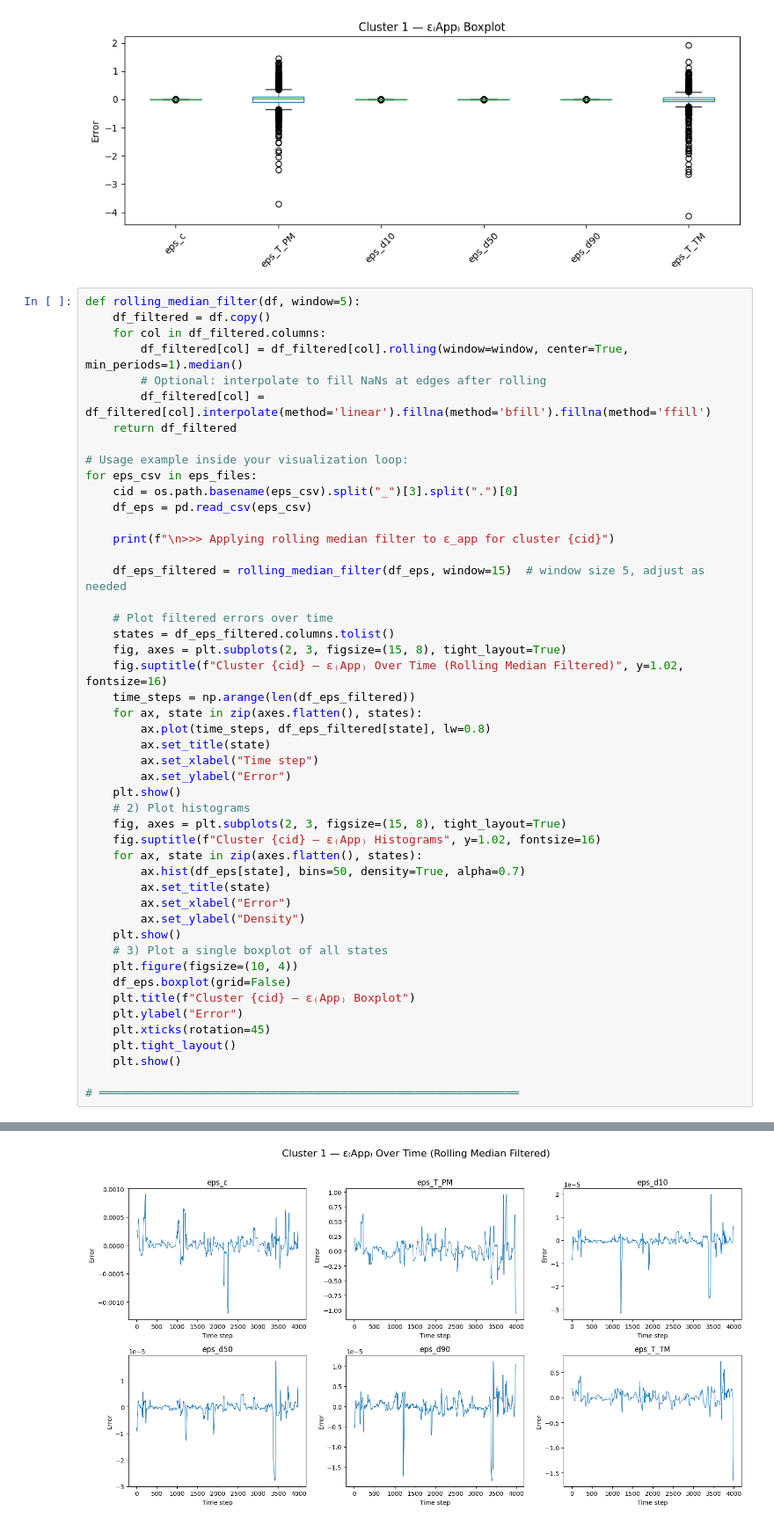
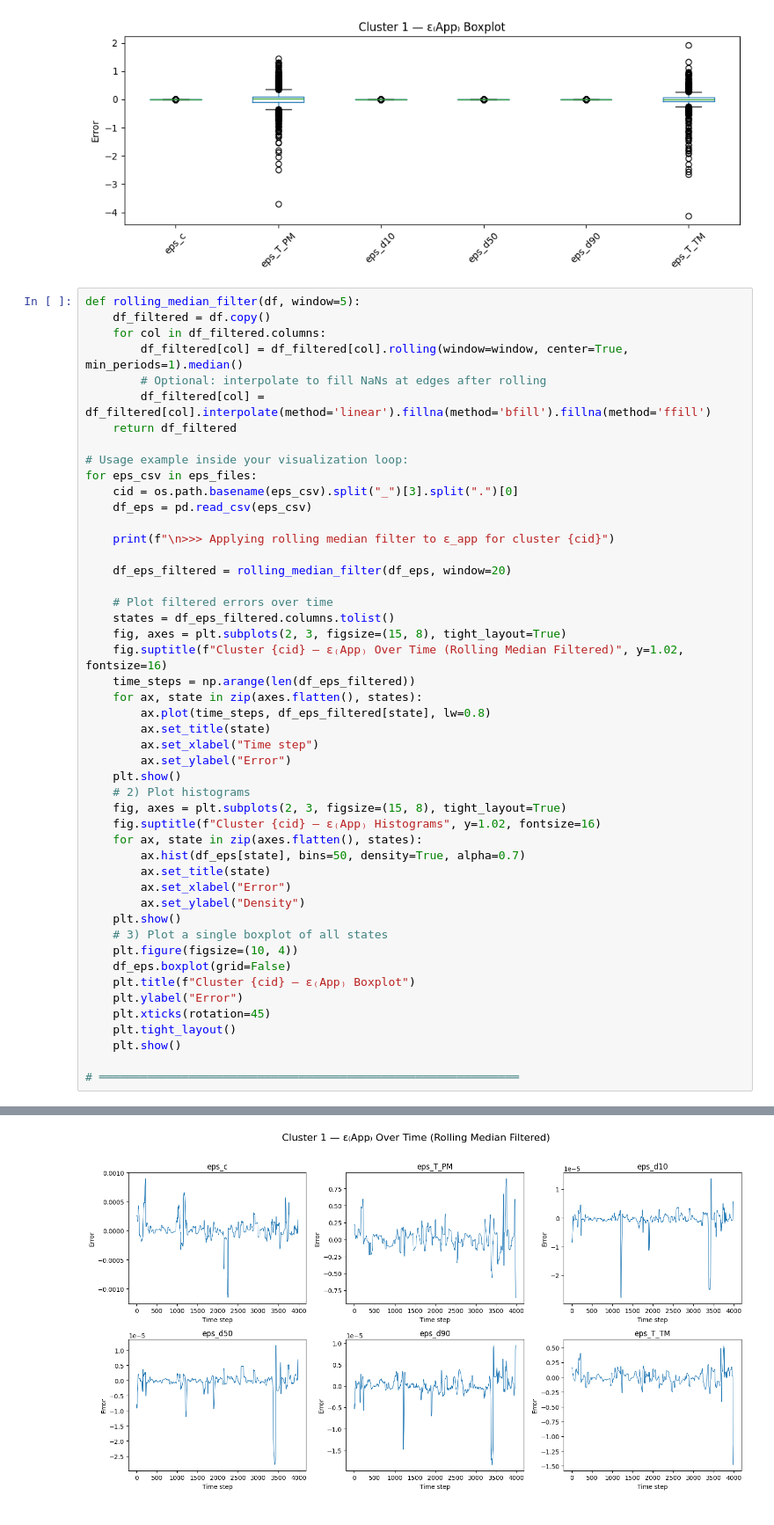
Before and after one commit to TejAmin/SFC_Modeling_Using_ANN, a Jupyter notebook: MLME_Final1.ipynb, the cells around one changed output, grey strips where cells are left out. Shown at 88% size. Saved outputs shown, nothing was run; the diff lists cells and outputs as text.

```diff
--- a/MLME_Final1.ipynb
+++ b/MLME_Final1.ipynb
@@ -685,7 +686,7 @@ for eps_csv in eps_files:
 
     print(f"\n>>> Applying rolling median filter to ε_app for cluster {cid}")
 
-    df_eps_filtered = rolling_median_filter(df_eps, window=15)  # window size 5, adjust as needed
+    df_eps_filtered = rolling_median_filter(df_eps, window=20)
 
     # Plot filtered errors over time
     states = df_eps_filtered.columns.tolist()
@@ -723,7 +724,7 @@ for eps_csv in eps_files:
 [figure]
 [figure]
 >>> Applying rolling median filter to ε_app for cluster 1
-[figure, old version]
+[figure, new version]
 [figure]
 [figure]
 # %%
```
Also changed, not shown: parts of 6 cells of this notebook.
